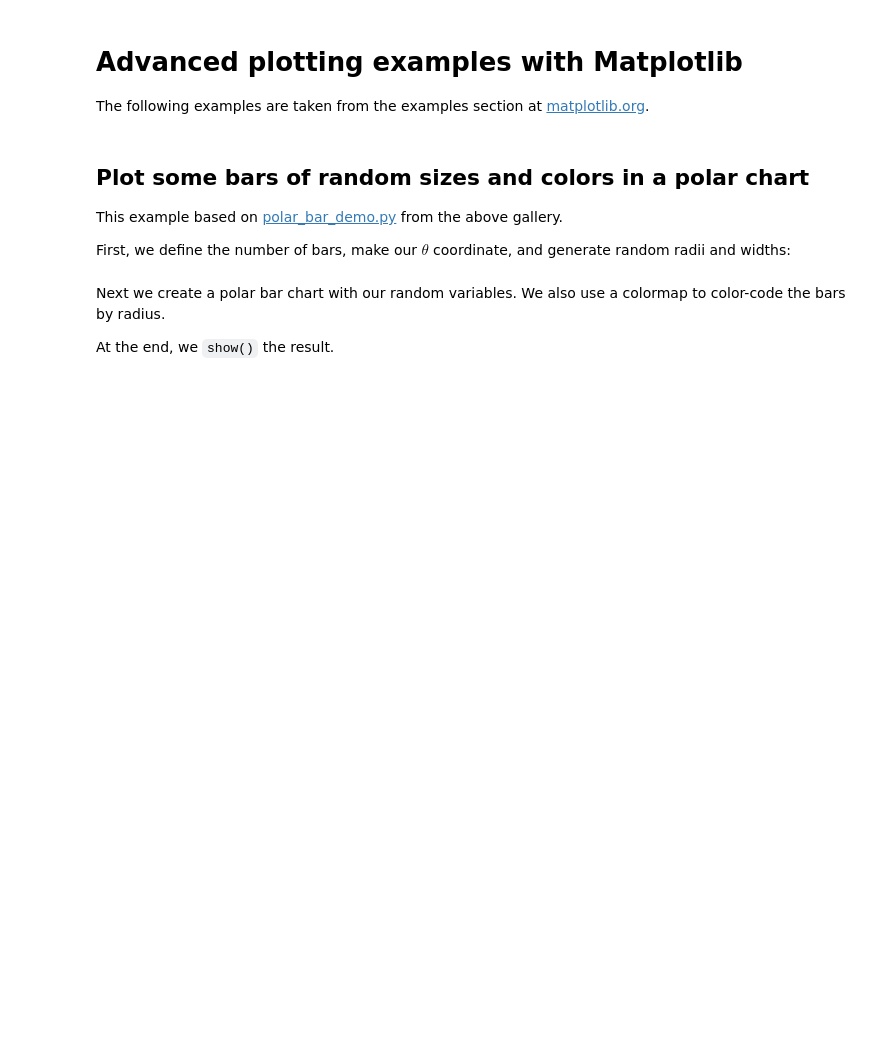
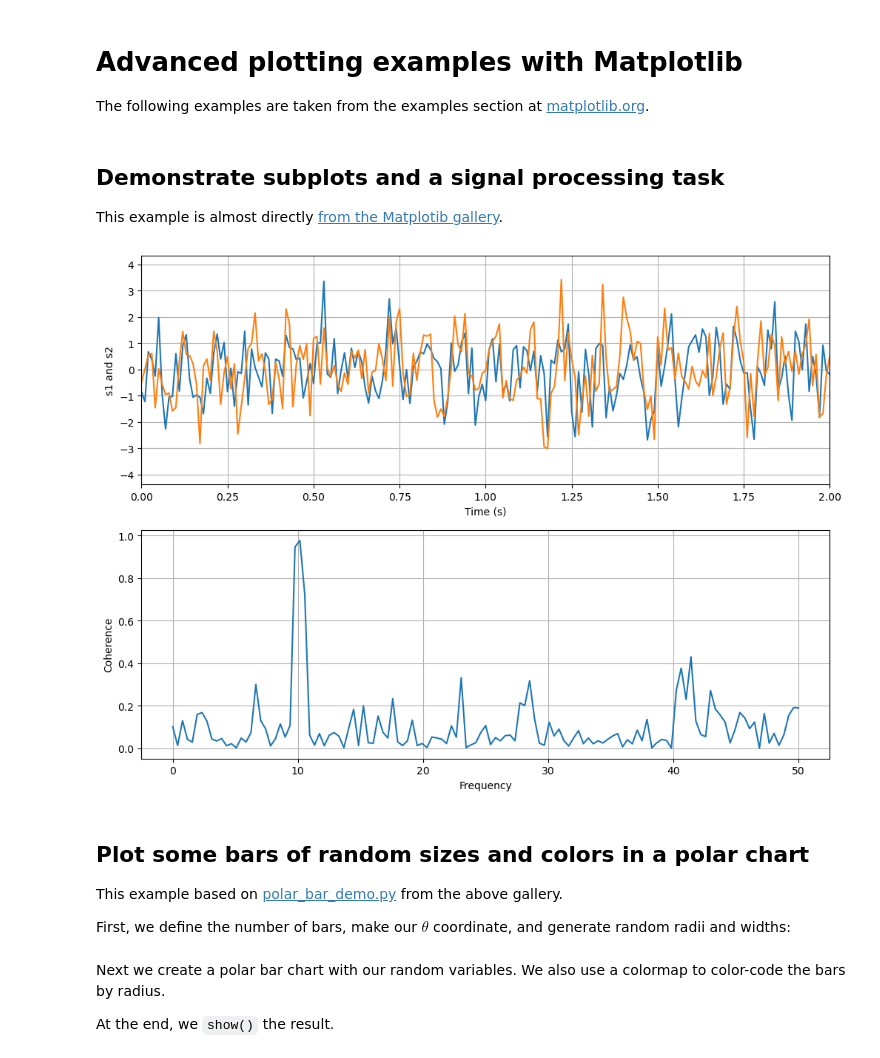
Before and after one commit to mbmilligan/msi-ipython-nb-ex, a Jupyter notebook: notebook/AdvPyFiles/05.MatplotlibExamples.ipynb, the cells around one changed output. Drawn from its saved outputs; the diff is of its cells as text; code cells hidden in the pictures; blank space fills up the shorter version.

```diff
--- a/notebook/AdvPyFiles/05.MatplotlibExamples.ipynb
+++ b/notebook/AdvPyFiles/05.MatplotlibExamples.ipynb
@@ -1,7 +1,7 @@
 # %% [markdown]
 # Advanced plotting examples with Matplotlib
 
-The following examples are taken from the examples section at [matplotlib.org](http://matplotlib.org/gallery.html).
+The following examples are taken from the examples section at [matplotlib.org](https://matplotlib.org/stable/gallery/index.html).
 # %%
 import numpy as np
 import matplotlib
@@ -10,6 +10,33 @@ import matplotlib.pylab as plt
 # %%
 plt.rcParams['figure.figsize'] = [12,9]
 plt.rcParams['figure.dpi'] = 100
+# %% [markdown]
+## Demonstrate subplots and a signal processing task
+
+This example is almost directly [from the Matplotib gallery](https://matplotlib.org/stable/gallery/lines_bars_and_markers/cohere.html#sphx-glr-gallery-lines-bars-and-markers-cohere-py).
+# %%
+dt = 0.01
+t = np.arange(0, 30, dt)
+nse1 = np.random.randn(len(t))                 # white noise 1
+nse2 = np.random.randn(len(t))                 # white noise 2
+
+# Two signals with a coherent part at 10 Hz and a random part
+s1 = np.sin(2 * np.pi * 10 * t) + nse1
+s2 = np.sin(2 * np.pi * 10 * t) + nse2
+
+fig, axs = plt.subplots(2, 1)
+axs[0].plot(t, s1, t, s2)
+axs[0].set_xlim(0, 2)
+axs[0].set_xlabel('Time (s)')
+axs[0].set_ylabel('s1 and s2')
+axs[0].grid(True)
+
+cxy, f = axs[1].cohere(s1, s2, 256, 1. / dt)
+axs[1].set_ylabel('Coherence')
+
+plt.show()
+# %% [output]
+[figure, added]
 # %% [markdown]
 ## Plot some bars of random sizes and colors in a polar chart
 
```
Also changed, not shown: parts of 23 cells of this notebook, 2 other files.
